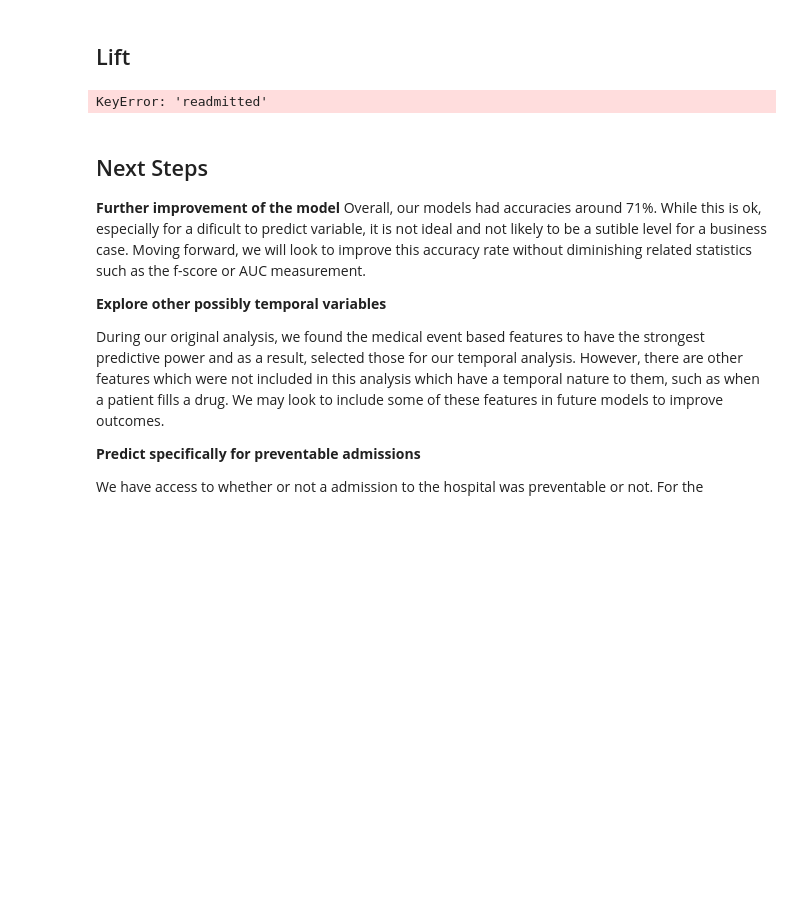
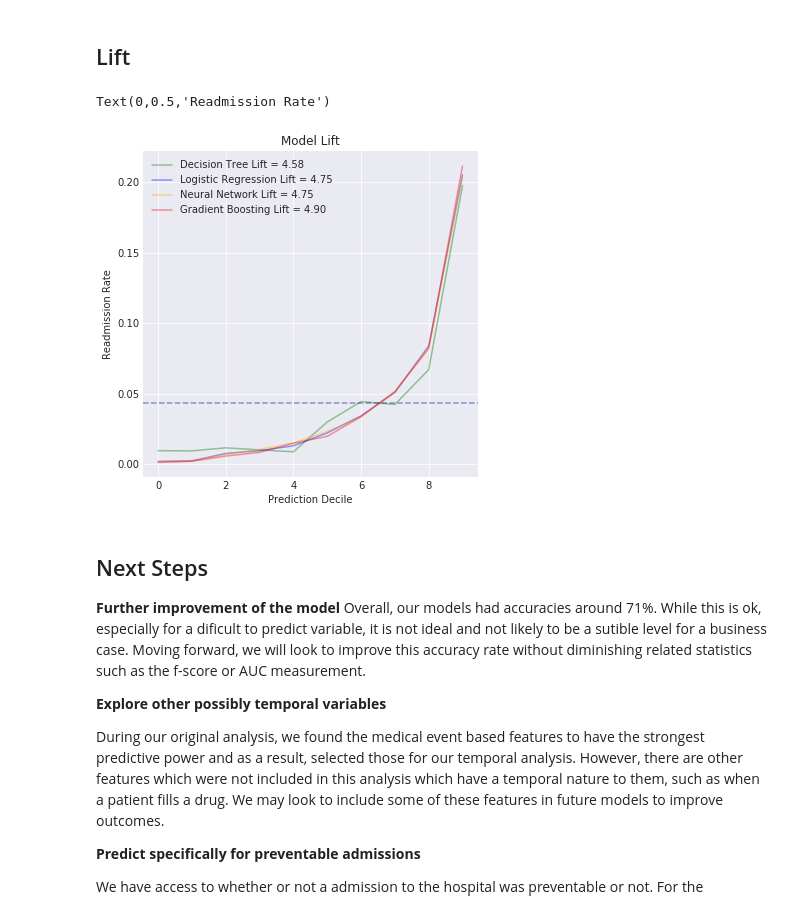
Before and after one commit to philip-johnson-2/DS5500, a Jupyter notebook: modeling/project_report.ipynb, the cells around one changed output. Drawn from its saved outputs; the diff is of its cells as text; code cells hidden in the pictures; blank space fills up the shorter version.

```diff
--- a/modeling/project_report.ipynb
+++ b/modeling/project_report.ipynb
@@ -775,69 +777,70 @@ outcome = pd.DataFrame(y_test).reset_index()
 #decision tree lift dataframe
 tree_probs = pd.DataFrame(tree_predictions_probs)
 tree_probs.columns = ['likelihood']
-tree_df = pd.concat([tree_probs,outcome['readmitted']], axis=1)
+tree_df = pd.concat([tree_probs,outcome[0]], axis=1)
 tree_df_sorted = tree_df.sort_values(['likelihood'], ascending=True)
 tree_df_sorted['rank'] = tree_df_sorted['likelihood'].rank(method='first')
 tree_df_sorted['decile'] = pd.qcut(tree_df_sorted['rank'], 10, labels=False)
 #get average outcome by decile
-tree_lift = pd.DataFrame(tree_df_sorted.groupby('decile', as_index=False)['readmitted'].mean())
+tree_lift = pd.DataFrame(tree_df_sorted.groupby('decile', as_index=False)[0].mean())
 
 #logistic regression lift dataframe
 lg_probs = pd.DataFrame(lg_predictions_probs)
 lg_probs.columns = ['likelihood']
-lg_df = pd.concat([lg_probs,outcome['readmitted']], axis=1)
+lg_df = pd.concat([lg_probs,outcome[0]], axis=1)
 lg_df_sorted = lg_df.sort_values(['likelihood'], ascending=True)
 lg_df_sorted['rank'] = lg_df_sorted['likelihood'].rank(method='first')
 lg_df_sorted['decile'] = pd.qcut(lg_df_sorted['rank'], 10, labels=False)
 #get average outcome by decile
-lg_lift = pd.DataFrame(lg_df_sorted.groupby('decile', as_index=False)['readmitted'].mean())
+lg_lift = pd.DataFrame(lg_df_sorted.groupby('decile', as_index=False)[0].mean())
 
 #neural network lift dataframe
 nn_probs = pd.DataFrame(nn_predictions_probs)
 nn_probs.columns = ['likelihood']
-nn_df = pd.concat([nn_probs,outcome['readmitted']], axis=1)
+nn_df = pd.concat([nn_probs,outcome[0]], axis=1)
 nn_df_sorted = nn_df.sort_values(['likelihood'], ascending=True)
 nn_df_sorted['rank'] = nn_df_sorted['likelihood'].rank(method='first')
 nn_df_sorted['decile'] = pd.qcut(nn_df_sorted['rank'], 10, labels=False)
 #get average outcome by decile
-nn_lift = pd.DataFrame(nn_df_sorted.groupby('decile', as_index=False)['readmitted'].mean())
+nn_lift = pd.DataFrame(nn_df_sorted.groupby('decile', as_index=False)[0].mean())
 
 #gradient boosting lift dataframe
 gbm_probs = pd.DataFrame(gbm_predictions_probs)
 gbm_probs.columns = ['likelihood']
-gbm_df = pd.concat([gbm_probs,outcome['readmitted']], axis=1)
+gbm_df = pd.concat([gbm_probs,outcome[0]], axis=1)
 gbm_df_sorted = gbm_df.sort_values(['likelihood'], ascending=True)
 gbm_df_sorted['rank'] = gbm_df_sorted['likelihood'].rank(method='first')
 gbm_df_sorted['decile'] = pd.qcut(gbm_df_sorted['rank'], 10, labels=False)
 #get average outcome by decile
-gbm_lift = pd.DataFrame(gbm_df_sorted.groupby('decile', as_index=False)['readmitted'].mean())
+gbm_lift = pd.DataFrame(gbm_df_sorted.groupby('decile', as_index=False)[0].mean())
 
 #get average outcome rate
-average_outcome = mean(y_test)
+average_outcome = np.mean(y_test)
 #compute lift at top decile
-tree_lift_stat = tree_lift.loc[9]['readmitted'] / average_outcome
-lg_lift_stat = lg_lift.loc[9]['readmitted'] / average_outcome
-nn_lift_stat = lg_lift.loc[9]['readmitted'] / average_outcome
-gbm_lift_stat = gbm_lift.loc[9]['readmitted'] / average_outcome
+tree_lift_stat = tree_lift.loc[9][0] / average_outcome
+lg_lift_stat = lg_lift.loc[9][0] / average_outcome
+nn_lift_stat = lg_lift.loc[9][0] / average_outcome
+gbm_lift_stat = gbm_lift.loc[9][0] / average_outcome
 
 
 #plot lift chart
 sb.set_style("darkgrid")
-plt.plot(tree_lift['decile'], tree_lift['readmitted'],
+plt.plot(tree_lift['decile'], tree_lift[0],
          alpha=0.4, color='green', label='Decision Tree Lift = %0.2f' % tree_lift_stat)
-plt.plot(lg_lift['decile'], lg_lift['readmitted'],
+plt.plot(lg_lift['decile'], lg_lift[0],
          alpha=0.4, color='blue', label='Logistic Regression Lift = %0.2f' % lg_lift_stat)
-plt.plot(nn_lift['decile'], nn_lift['readmitted'],
+plt.plot(nn_lift['decile'], nn_lift[0],
          alpha=0.4, color='orange', label='Neural Network Lift = %0.2f' % lg_lift_stat)
-plt.plot(gbm_lift['decile'], gbm_lift['readmitted'],
+plt.plot(gbm_lift['decile'], gbm_lift[0],
          alpha=0.4, color='red', label='Gradient Boosting Lift = %0.2f' % gbm_lift_stat)
 plt.axhline(y=average_outcome, color='navy', alpha=0.4, linestyle='--')
 plt.legend(loc="upper left")
 plt.title("Model Lift")
 plt.xlabel("Prediction Decile")
 plt.ylabel("Readmission Rate")
 # %% [output]
-KeyError: 'readmitted'
+Text(0,0.5,'Readmission Rate')
+[figure, added]
 # %% [markdown]
 ## Next Steps
 
```
Also changed, not shown: parts of 1 cell of this notebook.
